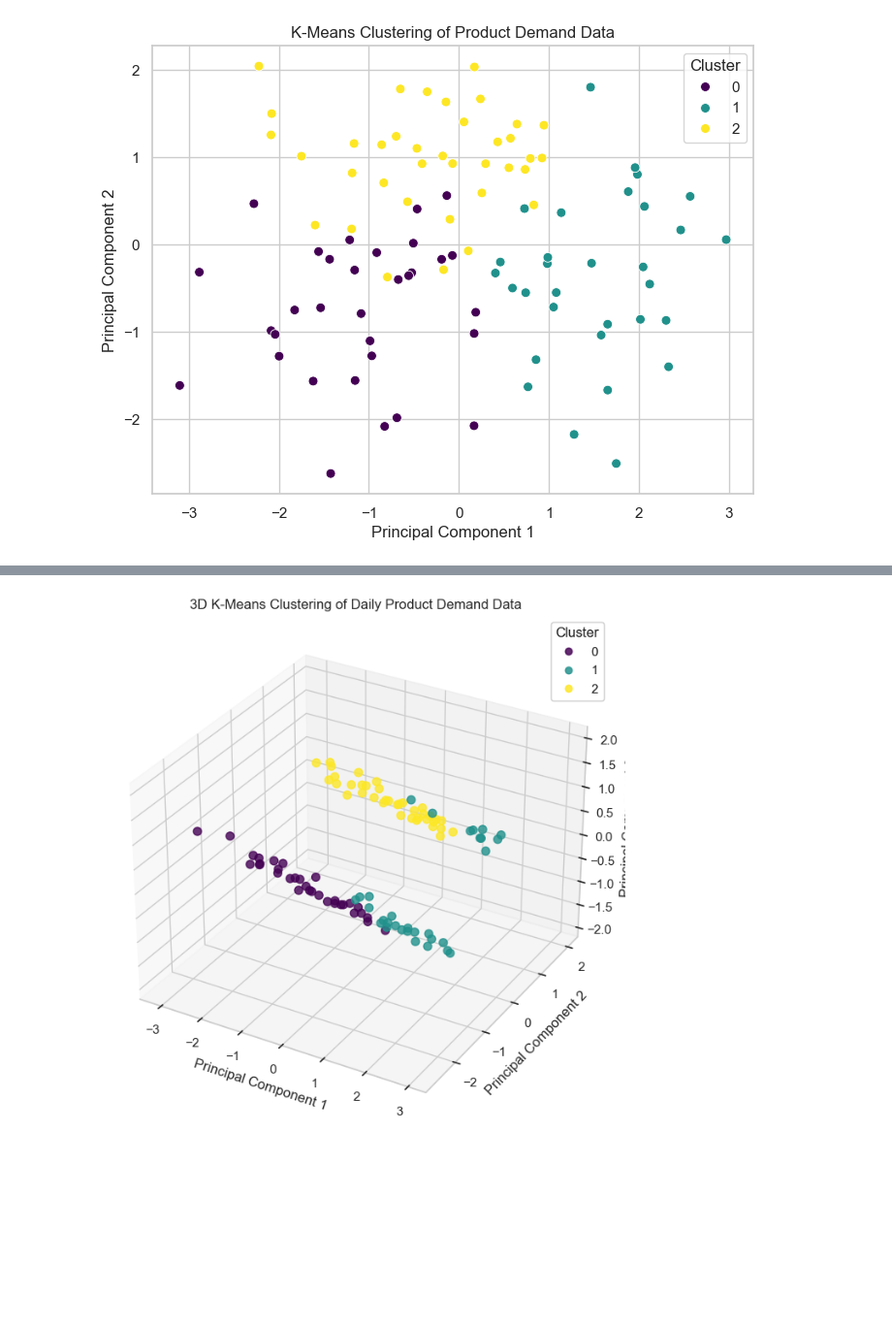
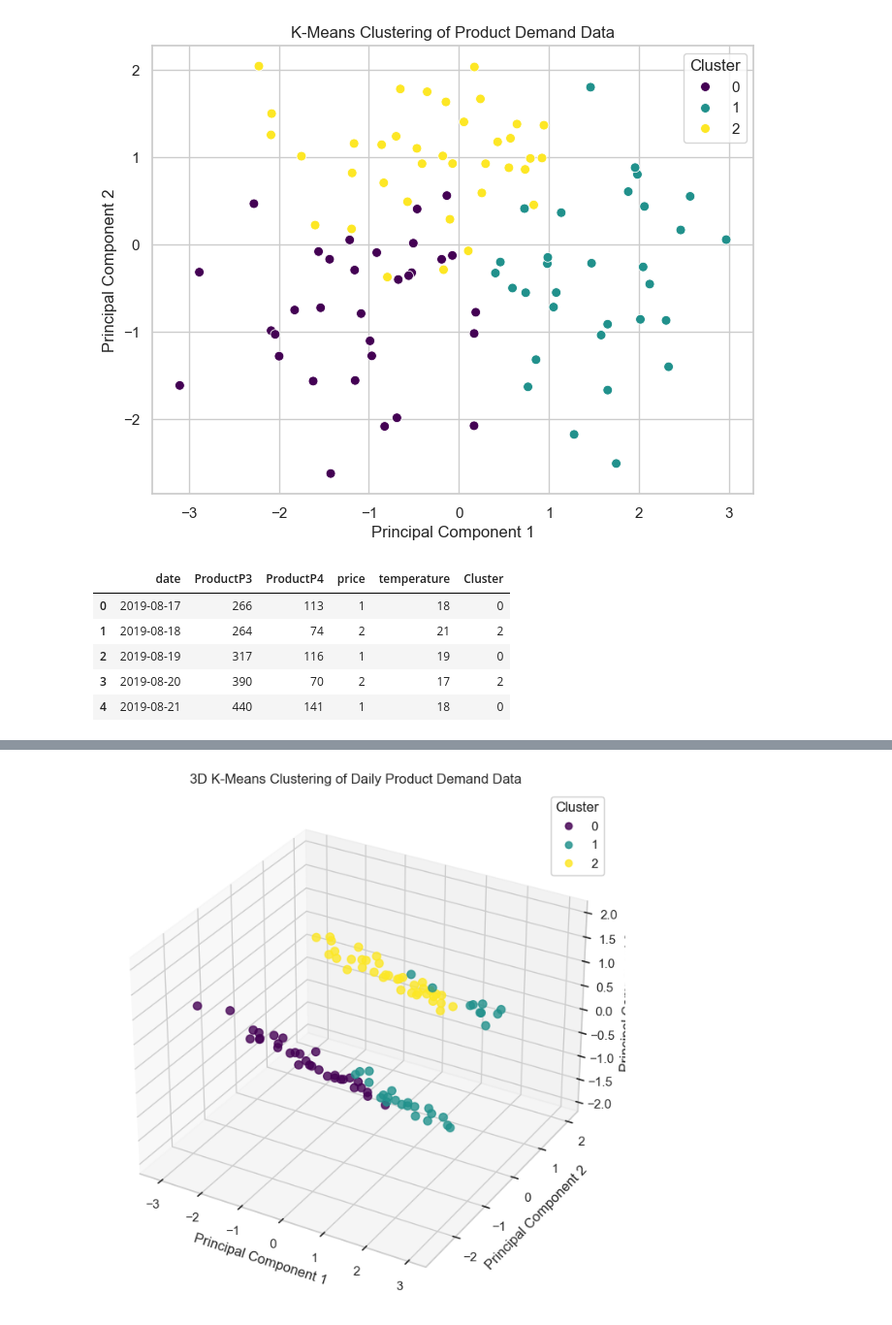
Before and after one commit to Suraj-st/PrinciplesOfDataScience_Group2, a Jupyter notebook: Suraj/Product_TimeSeries_Analysis.ipynb, the cells around one changed output, grey strips where cells are left out. Shown at 97% size. Cells and saved outputs as stored; diff of their text form; code cells hidden in the pictures; blank space fills up the shorter version.

```diff
--- a/Suraj/Product_TimeSeries_Analysis.ipynb
+++ b/Suraj/Product_TimeSeries_Analysis.ipynb
@@ -327,3 +327,12 @@ Try using .loc[row_indexer,col_indexer] = value instead
 See the caveats in the documentation: https://pandas.pydata.org/pandas-docs/stable/user_guide/indexing.html#returning-a-view-versus-a-copy
   daily_data["Cluster"] = kmeans.fit_predict(dd_scaled)
 [figure]
+# %%
+daily_data.head()
+# %% [output]
+|  | date | ProductP3 | ProductP4 | price | temperature | Cluster |
+| 0 | 2019-08-17 | 266 | 113 | 1 | 18 | 0 |
+| 1 | 2019-08-18 | 264 | 74 | 2 | 21 | 2 |
+| 2 | 2019-08-19 | 317 | 116 | 1 | 19 | 0 |
+| 3 | 2019-08-20 | 390 | 70 | 2 | 17 | 2 |
+| 4 | 2019-08-21 | 440 | 141 | 1 | 18 | 0 |
```
Also changed, not shown: parts of 3 cells of this notebook.
